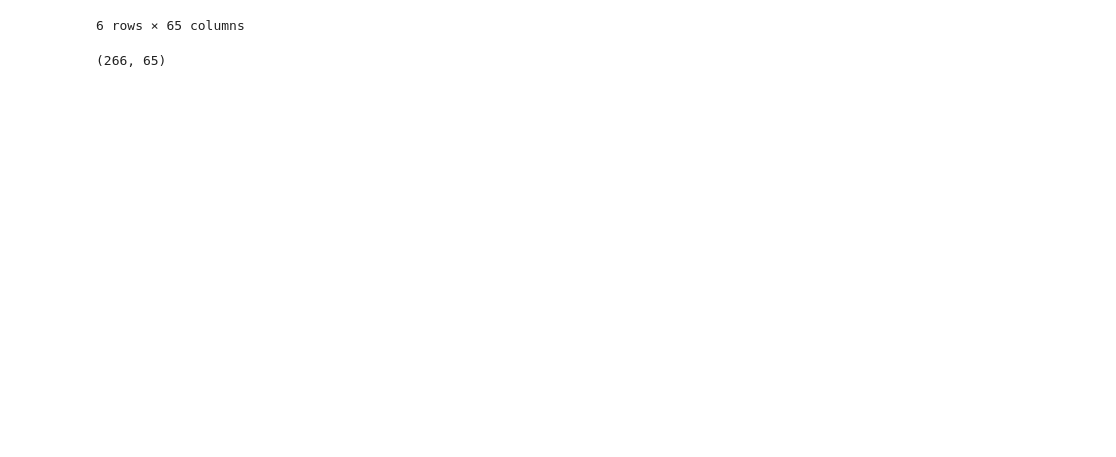
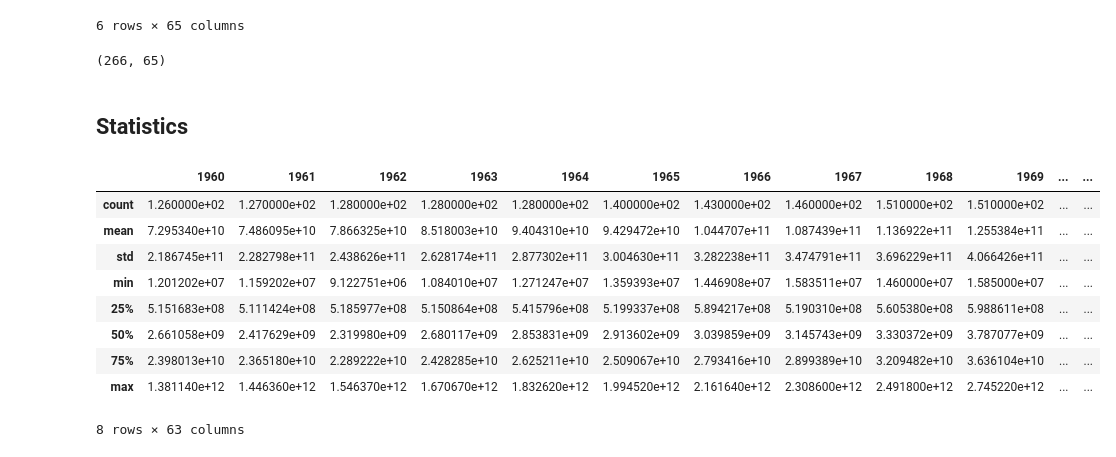
Before and after one commit to moinecon/data_science_python, a Jupyter notebook: pandas.ipynb, the cells around one changed output. Cells and saved outputs as stored; diff of their text form; code cells hidden in the pictures; blank space fills up the shorter version.

```diff
--- a/pandas.ipynb
+++ b/pandas.ipynb
@@ -148,3 +148,18 @@ df.sample(6) # random n=6 number of rows
 df.shape # sample data's rows and columns (dimensions)
 # %% [output]
 (266, 65)
+# %% [markdown]
+## Statistics
+# %%
+df.describe() # basic statistics of each column
+# %% [output]
+|  | 1960 | 1961 | 1962 | 1963 | 1964 | 1965 | 1966 | 1967 | 1968 | 1969 | ... | ... |
+| count | 1.260000e+02 | 1.270000e+02 | 1.280000e+02 | 1.280000e+02 | 1.280000e+02 | 1.400000e+02 | 1.430000e+02 | 1.460000e+02 | 1.510000e+02 | 1.510000e+02 | ... | ... |
+| mean | 7.295340e+10 | 7.486095e+10 | 7.866325e+10 | 8.518003e+10 | 9.404310e+10 | 9.429472e+10 | 1.044707e+11 | 1.087439e+11 | 1.136922e+11 | 1.255384e+11 | ... | ... |
+| std | 2.186745e+11 | 2.282798e+11 | 2.438626e+11 | 2.628174e+11 | 2.877302e+11 | 3.004630e+11 | 3.282238e+11 | 3.474791e+11 | 3.696229e+11 | 4.066426e+11 | ... | ... |
+| min | 1.201202e+07 | 1.159202e+07 | 9.122751e+06 | 1.084010e+07 | 1.271247e+07 | 1.359393e+07 | 1.446908e+07 | 1.583511e+07 | 1.460000e+07 | 1.585000e+07 | ... | ... |
+| 25% | 5.151683e+08 | 5.111424e+08 | 5.185977e+08 | 5.150864e+08 | 5.415796e+08 | 5.199337e+08 | 5.894217e+08 | 5.190310e+08 | 5.605380e+08 | 5.988611e+08 | ... | ... |
+| 50% | 2.661058e+09 | 2.417629e+09 | 2.319980e+09 | 2.680117e+09 | 2.853831e+09 | 2.913602e+09 | 3.039859e+09 | 3.145743e+09 | 3.330372e+09 | 3.787077e+09 | ... | ... |
+| 75% | 2.398013e+10 | 2.365180e+10 | 2.289222e+10 | 2.428285e+10 | 2.625211e+10 | 2.509067e+10 | 2.793416e+10 | 2.899389e+10 | 3.209482e+10 | 3.636104e+10 | ... | ... |
+| max | 1.381140e+12 | 1.446360e+12 | 1.546370e+12 | 1.670670e+12 | 1.832620e+12 | 1.994520e+12 | 2.161640e+12 | 2.308600e+12 | 2.491800e+12 | 2.745220e+12 | ... | ... |
+8 rows × 63 columns
```
Also changed, not shown: parts of 6 cells of this notebook.
